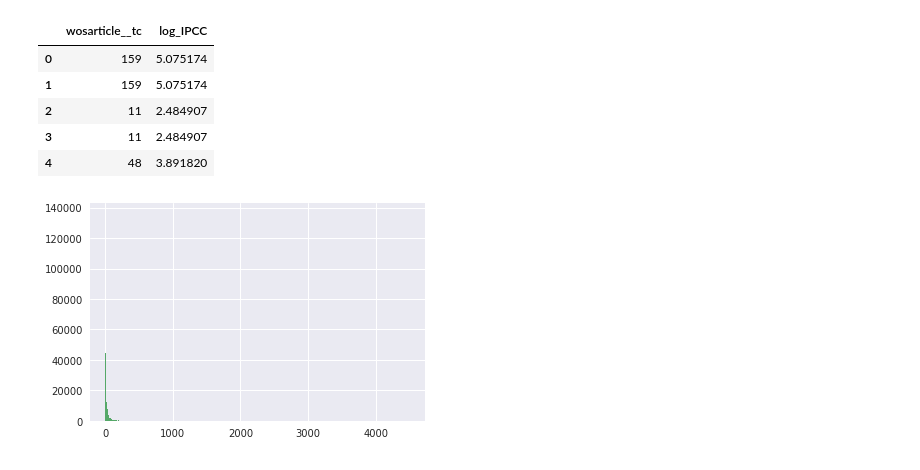
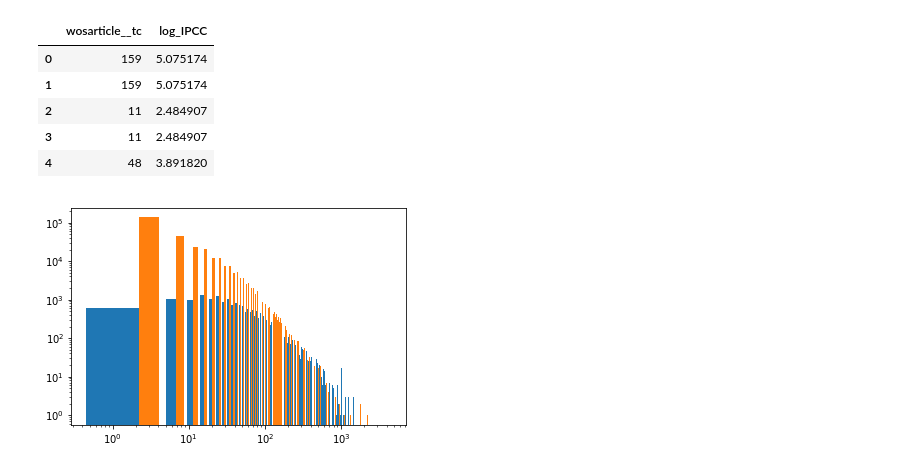
Before and after one commit to mcallaghan/cc-topography, a Jupyter notebook: code/cited_documents.ipynb, the cells around one changed output. Cells and saved outputs as stored; diff of their text form; code cells hidden in the pictures.

```diff
--- a/code/cited_documents.ipynb
+++ b/code/cited_documents.ipynb
@@ -76,10 +76,15 @@ iptcs.head()
 | 3 | 11 | 2.484907 |
 | 4 | 48 | 3.891820 |
 # %%
-iptcs['wosarticle__tc'].hist(bins=1000)
+#iptcs['wosarticle__tc'].hist(bins=1000)
 
-tcs['wosarticle__tc'].hist(bins=1000)
+#tcs['wosarticle__tc'].hist(bins=1000)
+
+plt.hist([iptcs['wosarticle__tc'],tcs['wosarticle__tc']],1000,label=['IPCC','all'])
+
+plt.xscale('log')
+plt.yscale('log')
 
 plt.show()
 # %% [output]
-[figure, old version]
+[figure, new version]
```
Also changed, not shown: parts of 12 cells of this notebook, 5 other files.
